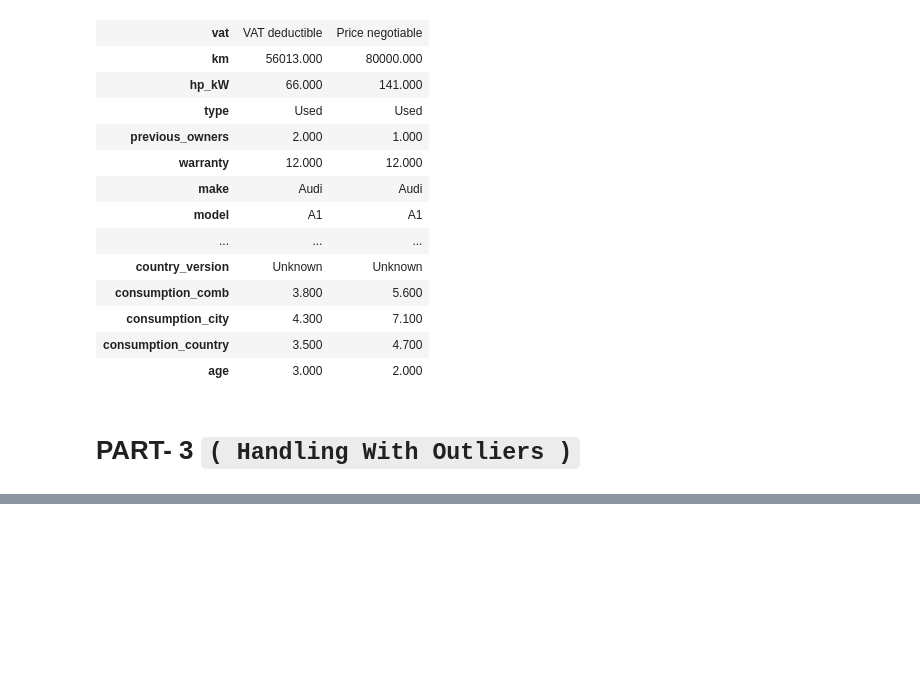
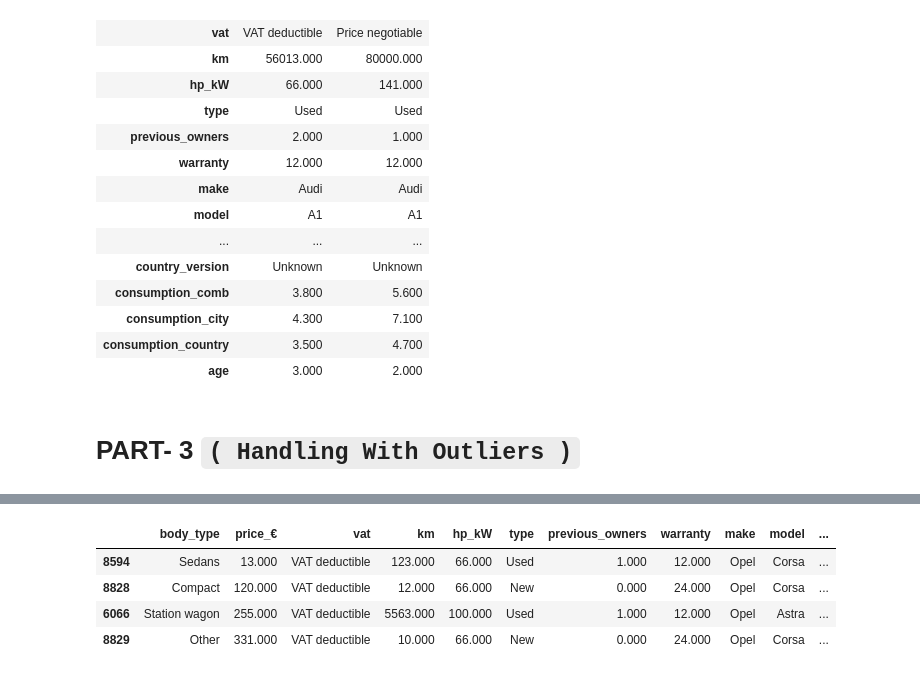
Before and after one commit to ustab/SOURCE, a Jupyter notebook: Expolatory Data Analysis(EDA) Capstone Project-Scout Car/Capstone Project-(Handling With Outliers).ipynb, the cells around one changed output, grey strips where cells are left out. Saved outputs shown, nothing was run; the diff lists cells and outputs as text; code cells hidden in the pictures; blank space fills up the shorter version.

```diff
--- a/Expolatory Data Analysis(EDA) Capstone Project-Scout Car/Capstone Project-(Handling With Outliers).ipynb
+++ b/Expolatory Data Analysis(EDA) Capstone Project-Scout Car/Capstone Project-(Handling With Outliers).ipynb
@@ -82,0 +160,8 @@ df.head(2).T
+# %%
+df.iloc[[8594, 8828, 6066, 8829]]
+# %% [output]
+|  | body_type | price_€ | vat | km | hp_kW | type | previous_owners | warranty | make | model | ... |
+| 8594 | Sedans | 13.000 | VAT deductible | 123.000 | 66.000 | Used | 1.000 | 12.000 | Opel | Corsa | ... |
+| 8828 | Compact | 120.000 | VAT deductible | 12.000 | 66.000 | New | 0.000 | 24.000 | Opel | Corsa | ... |
+| 6066 | Station wagon | 255.000 | VAT deductible | 5563.000 | 100.000 | Used | 1.000 | 12.000 | Opel | Astra | ... |
+| 8829 | Other | 331.000 | VAT deductible | 10.000 | 66.000 | New | 0.000 | 24.000 | Opel | Corsa | ... |
```
Also changed, not shown: parts of 18 cells of this notebook.
